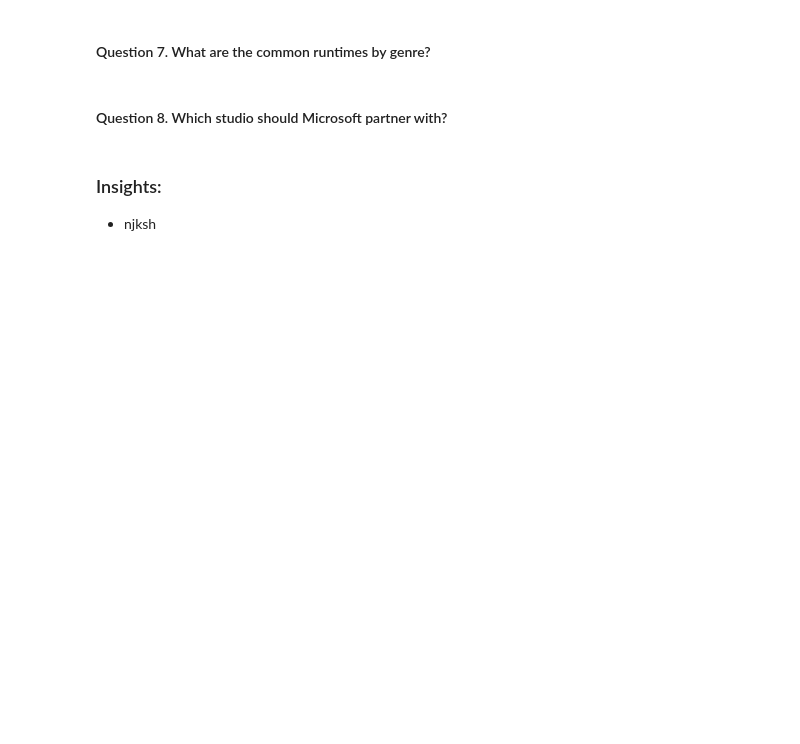
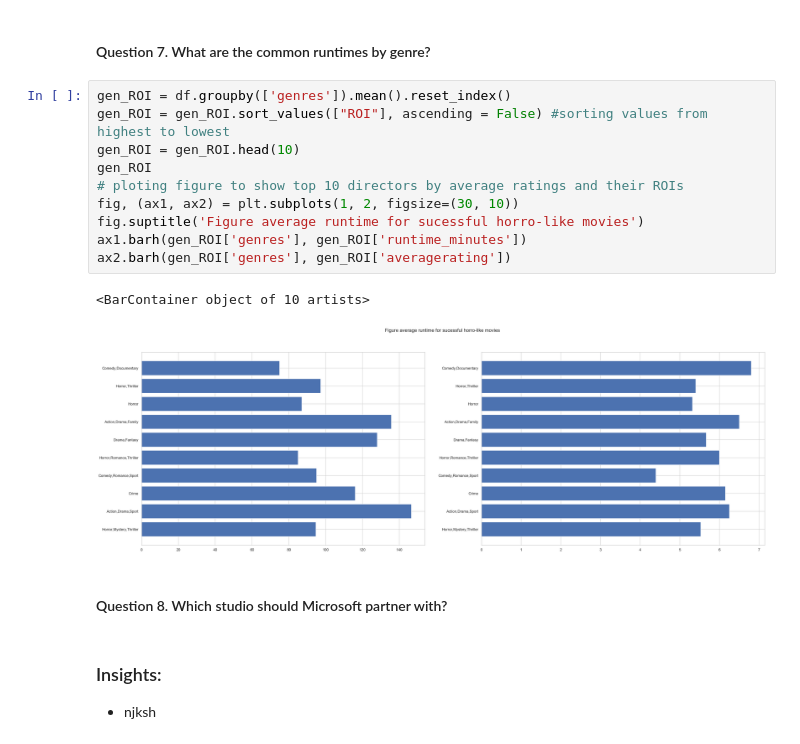
Before and after one commit to Reginald13/FirstProject, a Jupyter notebook: Presentation notebook.ipynb, the cells around one changed output. Cells and saved outputs as stored; diff of their text form; blank space fills up the shorter version.

```diff
--- a/Presentation notebook.ipynb
+++ b/Presentation notebook.ipynb
@@ -217,5 +270,18 @@ KeyError: "['ROI'] not in index"
 # %% [markdown]
 #### Question 7. What are the common runtimes by genre?
+# %%
+gen_ROI = df.groupby(['genres']).mean().reset_index()
+gen_ROI = gen_ROI.sort_values(["ROI"], ascending = False) #sorting values from highest to lowest
+gen_ROI = gen_ROI.head(10)
+gen_ROI
+# ploting figure to show top 10 directors by average ratings and their ROIs
+fig, (ax1, ax2) = plt.subplots(1, 2, figsize=(30, 10))
+fig.suptitle('Figure average runtime for sucessful horro-like movies')
+ax1.barh(gen_ROI['genres'], gen_ROI['runtime_minutes'])
+ax2.barh(gen_ROI['genres'], gen_ROI['averagerating'])
+# %% [output]
+<BarContainer object of 10 artists>
+[figure, added]
 # %% [markdown]
 #### Question 8. Which studio should Microsoft partner with?
 # %% [markdown]
```
Also changed, not shown: parts of 18 cells of this notebook.
